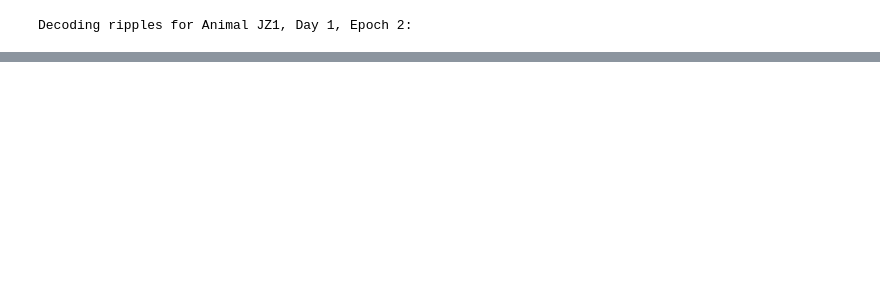
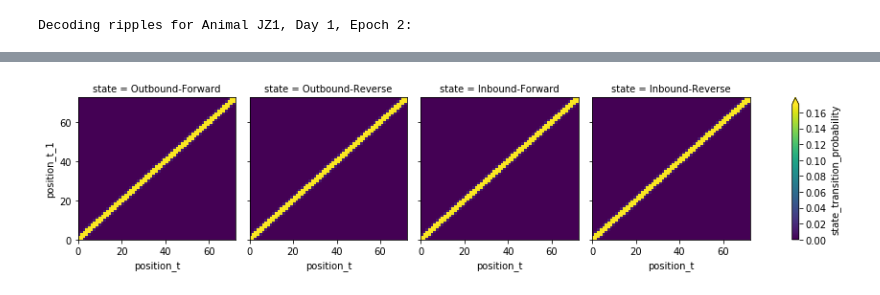
Before and after one commit to edeno/Roumis_2018, a Jupyter notebook: notebooks/20171121_decoding.ipynb, the cells around one changed output, grey strips where cells are left out. Cells and saved outputs as stored; diff of their text form; code cells hidden in the pictures; blank space fills up the shorter version.

```diff
--- a/notebooks/20171121_decoding.ipynb
+++ b/notebooks/20171121_decoding.ipynb
@@ -63,0 +153,4 @@ tetrode_index.shape
+# %%
+decoder.plot_state_transition_model();
+# %% [output]
+[figure, added]
```
Also changed, not shown: parts of 31 cells of this notebook, 2 other files.
